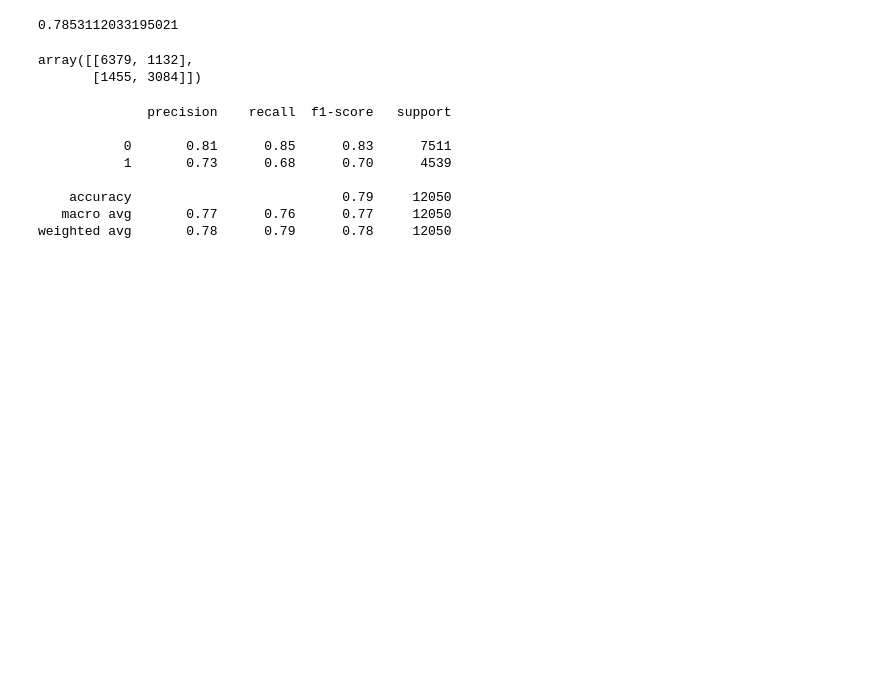
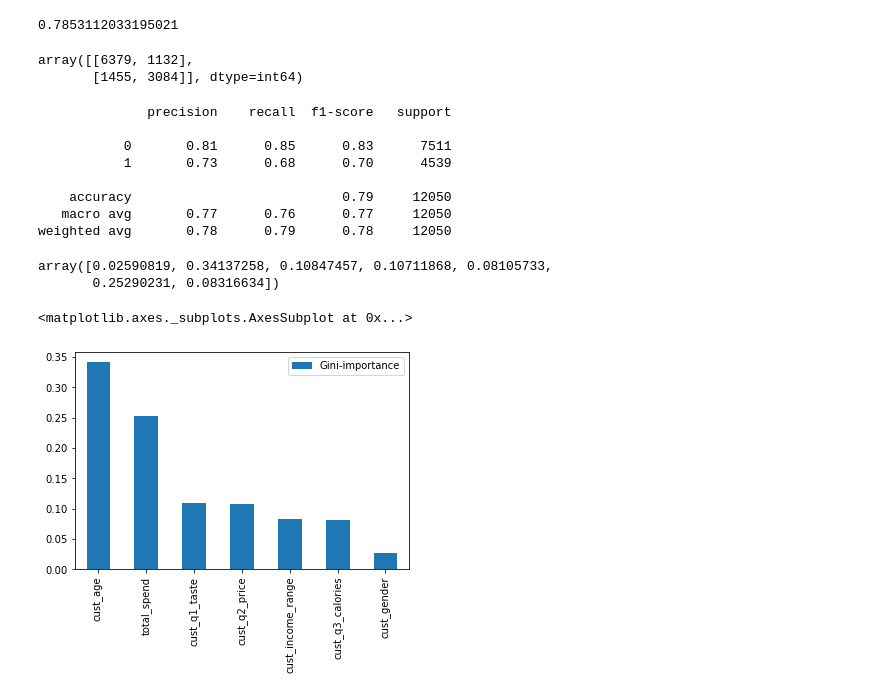
Before and after one commit to Salmanbasharat/Cafe-Chain, a Jupyter notebook: ML_cafe_reg_cust.ipynb, the cells around one changed output. Saved outputs shown, nothing was run; the diff lists cells and outputs as text; code cells hidden in the pictures; blank space fills up the shorter version.

```diff
--- a/ML_cafe_reg_cust.ipynb
+++ b/ML_cafe_reg_cust.ipynb
@@ -13,8 +14,7 @@ import plotly.express as px
 import pickle
 # %%
 # Creating the engine (to connect to the database)
-
-engine = create_engine('postgresql+psycopg2://postgres:password@localhost/cafe_db')
+engine = create_engine(f"postgres://postgres:{db_password}@127.0.0.1:5432/cafe")
 # %%
 # merging tables
 
@@ -142,7 +142,7 @@ accuracy_score(y_test, rfc_predictions)
 confusion_matrix(y_test, rfc_predictions)
 # %% [output]
 array([[6379, 1132],
-       [1455, 3084]])
+       [1455, 3084]], dtype=int64)
 # %%
 # Classification report
 
@@ -159,15 +159,20 @@ weighted avg       0.78      0.79      0.78     12050
 # %%
 # Getting the importance of each feature in the model
 
-# importances = rfc.feature_importances_
-# importances
+importances = rfc.feature_importances_
+importances
+# %% [output]
+array([0.02590819, 0.34137258, 0.10847457, 0.10711868, 0.08105733,
+       0.25290231, 0.08316634])
 # %%
-# feats = {} # a dict to hold feature_name: feature_importance
-# for feature, importance in zip(X.columns, rfc.feature_importances_):
-#     feats[feature] = importance #add the name/value pair
-
-# importances = pd.DataFrame.from_dict(feats, orient='index').rename(columns={0: 'Gini-importance'})
-# importances.sort_values(by='Gini-importance', ascending=False).plot(kind='bar')
+feats = {} # a dict to hold feature_name: feature_importance
+for feature, importance in zip(X.columns, rfc.feature_importances_):
+        feats[feature] = importance #add the name/value pair
+importances = pd.DataFrame.from_dict(feats, orient='index').rename(columns={0: 'Gini-importance'})
+importances.sort_values(by='Gini-importance', ascending=False).plot(kind='bar')
+# %% [output]
+<matplotlib.axes._subplots.AxesSubplot at 0x...>
+[figure, added]
 # %%
 # Saving the model
 
```
Also changed, not shown: parts of 2 cells of this notebook, 1 other file.
